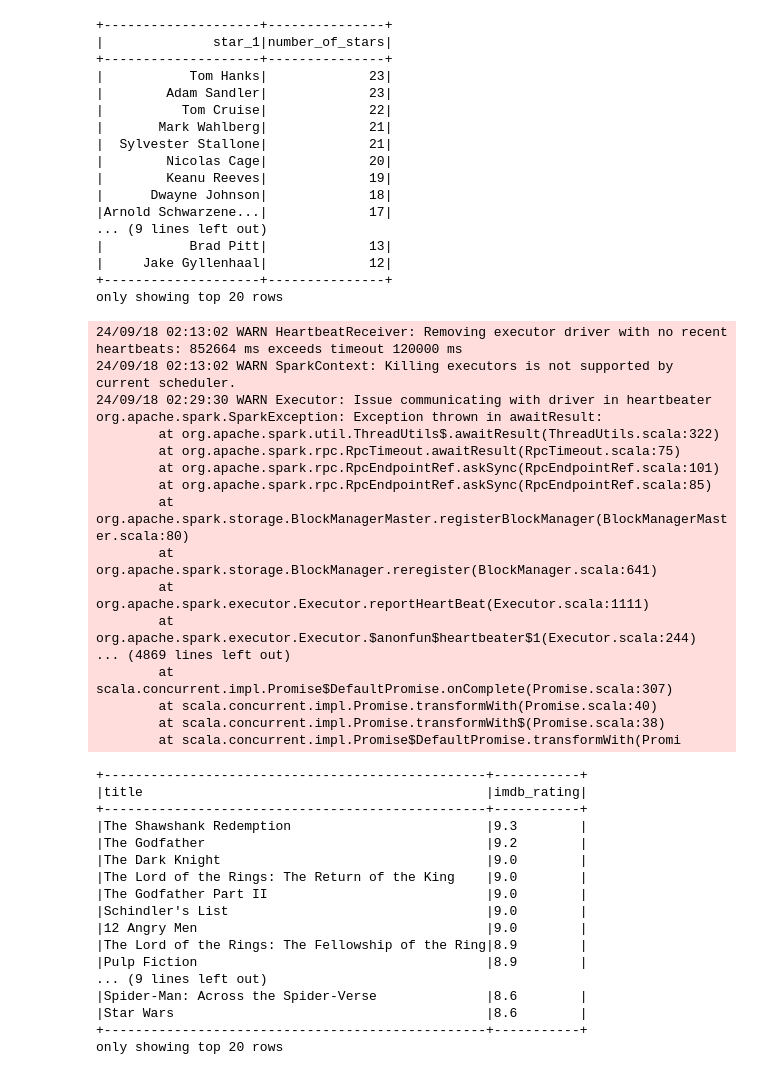
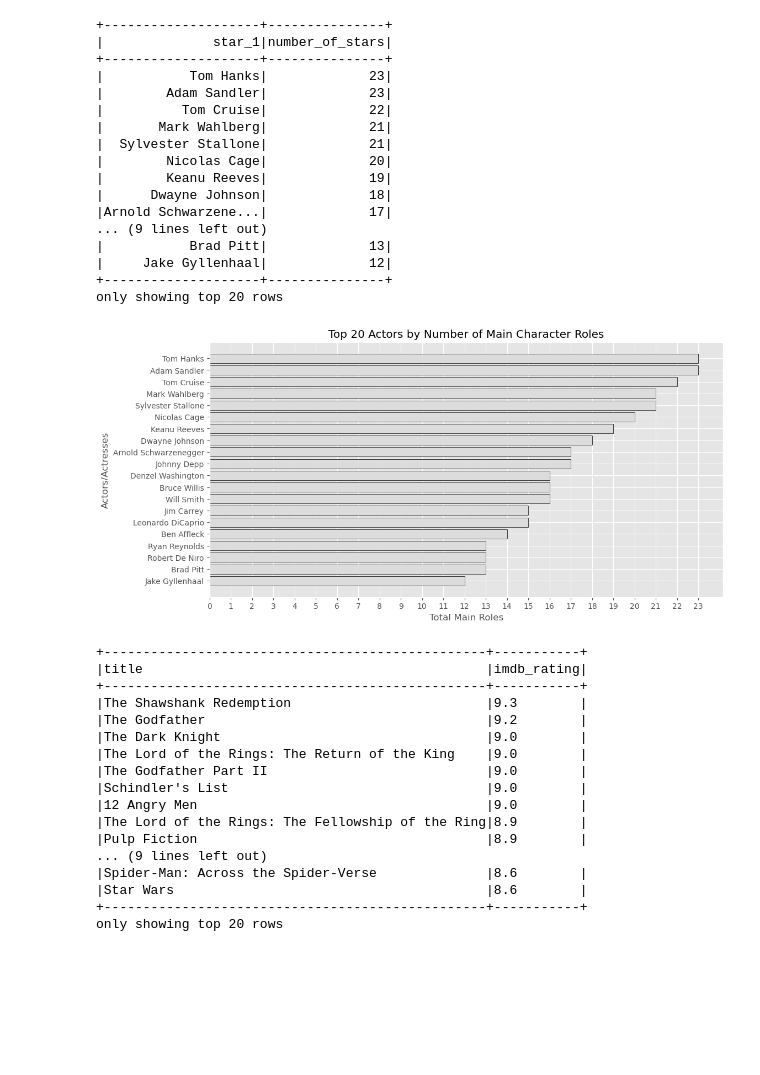
Before and after one commit to YesmelinP/Movie_Success_ML, a Jupyter notebook: data_processing&analysis.ipynb, the cells around one changed output. Cells and saved outputs as stored; diff of their text form; code cells hidden in the pictures; blank space fills up the shorter version.

```diff
--- a/data_processing&analysis.ipynb
+++ b/data_processing&analysis.ipynb
@@ -18,6 +18,9 @@ from pathlib import Path
 import time
 import findspark
 findspark.init()
+import matplotlib.pyplot as plt
+import scipy.stats as st
+plt.style.use("ggplot") # ggplot provides a vizualization style I find usuful but if its not allow please comment it out.
 # %%
 # Initialize Spark session
 spark = SparkSession.builder.appName("SparkSQL").getOrCreate()
@@ -121,24 +123,27 @@ actors.show()
 |     Jake Gyllenhaal|             12|
 +--------------------+---------------+
 only showing top 20 rows
-# %%
-actors.write.mode("overwrite").option("header", "true").csv("Resources/spark_query1.csv")
-# %% [output]
-24/09/18 02:13:02 WARN HeartbeatReceiver: Removing executor driver with no recent heartbeats: 852664 ms exceeds timeout 120000 ms
-24/09/18 02:13:02 WARN SparkContext: Killing executors is not supported by current scheduler.
-24/09/18 02:29:30 WARN Executor: Issue communicating with driver in heartbeater
-org.apache.spark.SparkException: Exception thrown in awaitResult:
-        at org.apache.spark.util.ThreadUtils$.awaitResult(ThreadUtils.scala:322)
-        at org.apache.spark.rpc.RpcTimeout.awaitResult(RpcTimeout.scala:75)
-        at org.apache.spark.rpc.RpcEndpointRef.askSync(RpcEndpointRef.scala:101)
-        at org.apache.spark.rpc.RpcEndpointRef.askSync(RpcEndpointRef.scala:85)
-        at org.apache.spark.storage.BlockManagerMaster.registerBlockManager(BlockManagerMaster.scala:80)
-        at org.apache.spark.storage.BlockManager.reregister(BlockManager.scala:641)
-        at org.apache.spark.executor.Executor.reportHeartBeat(Executor.scala:1111)
-        at org.apache.spark.executor.Executor.$anonfun$heartbeater$1(Executor.scala:244)
-... (4869 lines left out)
-        at scala.concurrent.impl.Promise$DefaultPromise.onComplete(Promise.scala:307)
-        at scala.concurrent.impl.Promise.transformWith(Promise.scala:40)
-        at scala.concurrent.impl.Promise.transformWith$(Promise.scala:38)
-        at scala.concurrent.impl.Promise$DefaultPromise.transformWith(Promi
+# %%
+#Actor participation per movies vizualization
+# Convert Spark DataFrame to Pandas DataFrame
+actors_df = actors.toPandas()
+# Sort the DataFrame in descending order and limit to top N (number)
+N = 20
+top_actors_df = actors_df.sort_values(by='number_of_stars', ascending=False).head(N)
+# Create the bar chart
+plt.figure(figsize=(12, 6))
+plt.barh(top_actors_df['star_1'], top_actors_df['number_of_stars'], color='gainsboro', edgecolor='black')
+plt.xlabel('Total Main Roles')
+plt.ylabel('Actors/Actresses')
+plt.title(f'Top {N} Actors by Number of Main Character Roles')
+plt.gca().invert_yaxis()  # Invert y-axis to have the highest stars on top
+
+# Add more tick marks
+max_stars = max(top_actors_df['number_of_stars'])
+plt.xticks(np.arange(0, max_stars + 1, 1))
+
+# Show the plot
+plt.show()
+# %% [output]
+[figure, added]
 # %%
```
Also changed, not shown: parts of 11 cells of this notebook, 6 other files.
